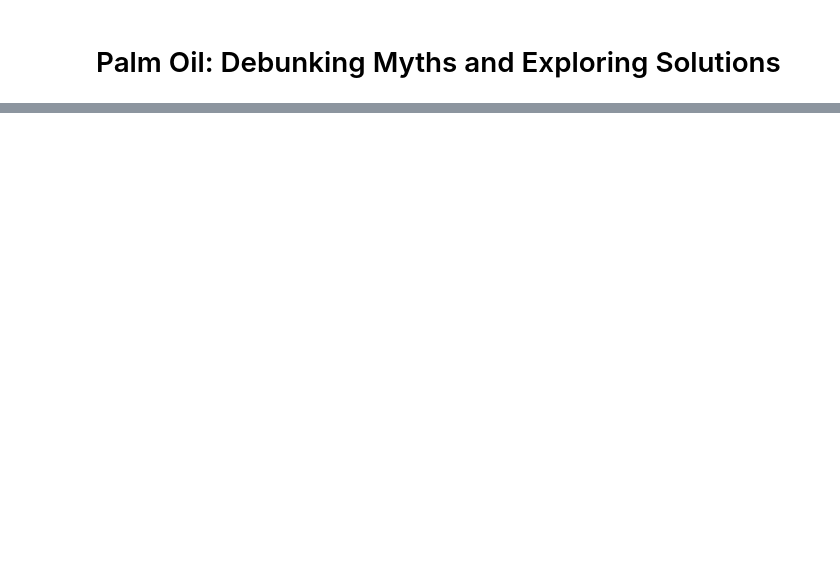
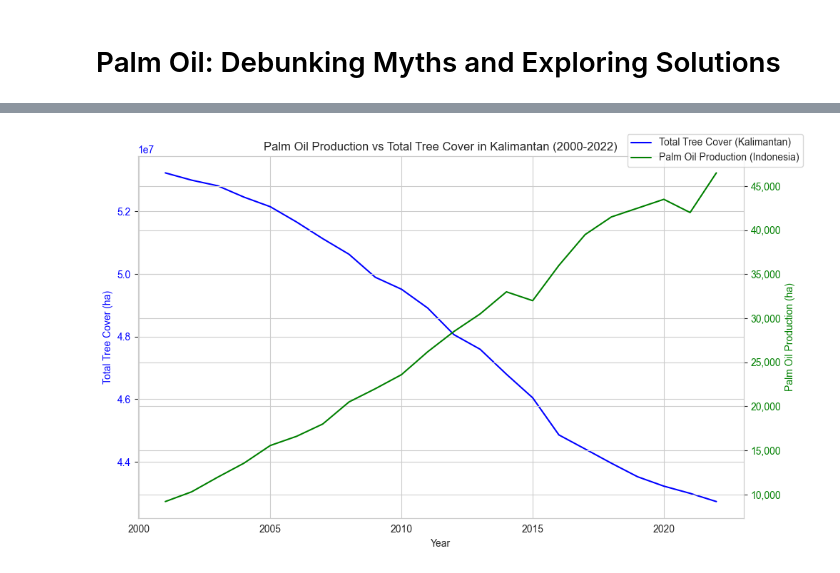
Before and after one commit to JorenMel/InfVis, a Jupyter notebook: docs/v2.ipynb, the cells around one changed output, grey strips where cells are left out. Cells and saved outputs as stored; diff of their text form; code cells hidden in the pictures; blank space fills up the shorter version.

```diff
--- a/docs/v2.ipynb
+++ b/docs/v2.ipynb
@@ -38,0 +176,73 @@ KeyError: 'Production'
+# %%
+import matplotlib.pyplot as plt
+import pandas as pd
+from scipy import interpolate
+
+# Load palm oil production data
+palm = pd.read_csv('../Datasets/Oils/archive/cleaned/palm.csv')
+
+# Filter data for Indonesia and years >= 2000
+df_Indo = palm[(palm['Country'] == 'Indonesia') & (palm['Year'] >= 2000)]
+
+# Extract production values and years
+xi = df_Indo['Production'].values
+years_palm = df_Indo['Year'].values
+
+# Load the dataset for Kalimantan forest cover
+df = pd.read_csv('../Datasets/Deforestation/Subnational 1 tree cover loss.csv')
+
+# Filter for Kalimantan provinces and threshold == 0
+provinces = ['Kalimantan Barat', 'Kalimantan Tengah', 'Kalimantan Timur', 'Kalimantan Selatan']
+kalimantan_df = df[(df['subnational1'].isin(provinces)) & (df['threshold'] == 0)]
+
+# Calculate initial tree cover in 2000
+initial_extent_2000 = kalimantan_df['extent_2000_ha'].sum()
+
+# Calculate tree cover gain spread over 22 years
+gain_spread = (kalimantan_df['gain_2000-2020_ha'].sum() / 22)
+
+# Calculate cumulative tree cover losses from 2001 to 2022
+years_tree_cover = range(2001, 2023)
+cumulative_losses = []
+for year in years_tree_cover:
+    loss_column = f'tc_loss_ha_{year}'
+    cumulative_loss = (kalimantan_df[loss_column].sum() - gain_spread)
+    cumulative_losses.append(cumulative_loss)
+
+# Calculate total tree cover per year
+annual_tree_cover = []
+for i, year in enumerate(years_tree_cover):
+    total_tree_cover = initial_extent_2000 - sum(cumulative_losses[:i + 1])
+    annual_tree_cover.append(total_tree_cover)
+
+# Interpolate palm oil production to match the years_tree_cover
+interp_func = interpolate.interp1d(years_palm, xi, kind='linear', fill_value='extrapolate')
+xi_interpolated = interp_func(years_tree_cover)
+
+# Plotting with twin y-axis
+fig, ax1 = plt.subplots(figsize=(10, 6))
+
+# Plot total tree cover in Kalimantan on primary y-axis (left)
+ax1.plot(years_tree_cover, annual_tree_cover, linestyle='-', color='b', label='Total Tree Cover (Kalimantan)')
+ax1.set_xlabel('Year')
+ax1.set_ylabel('Total Tree Cover (ha)', color='b')
+ax1.tick_params(axis='y', labelcolor='b')
+ax1.grid(True)
+
+# Create a twin y-axis (right) for palm oil production
+ax2 = ax1.twinx()
+ax2.plot(years_tree_cover, xi_interpolated, linestyle='-', color='g', label='Palm Oil Production (Indonesia)')
+ax2.set_ylabel('Palm Oil Production (ha)', color='g')
+ax2.tick_params(axis='y', labelcolor='g')
+
+# Set the y-axis on the right side (ax2) to display numbers in plain format without scientific notation
+ax2.yaxis.set_major_formatter(plt.FuncFormatter(lambda x, pos: '{:,.0f}'.format(x)))
+
+# Set title and legends
+plt.title('Palm Oil Production vs Total Tree Cover in Kalimantan (2000-2022)')
+fig.tight_layout()
+fig.legend(loc='upper right')
+
+plt.show()
+# %% [output]
+[figure, added]
```
Also changed, not shown: parts of 15 cells of this notebook.
